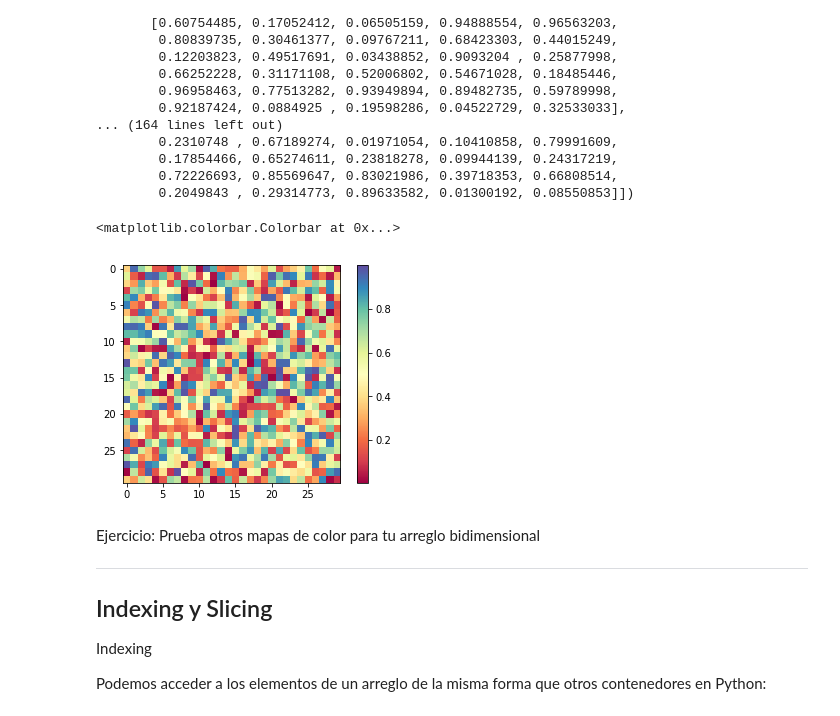
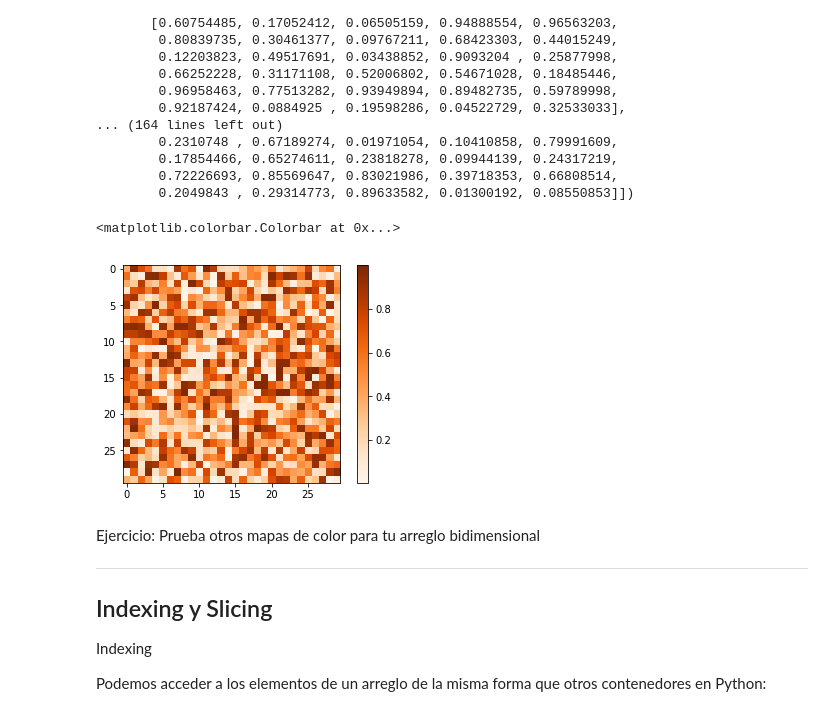
Before and after one commit to cerouno-examples/cerouno-ds, a Jupyter notebook: 2_Python-Cientifico_Ingenieria-de-Datos/2_1_clase_scipy/NumPy.ipynb, the cells around one changed output. Cells and saved outputs as stored; diff of their text form; code cells hidden in the pictures.

```diff
--- a/2_Python-Cientifico_Ingenieria-de-Datos/2_1_clase_scipy/NumPy.ipynb
+++ b/2_Python-Cientifico_Ingenieria-de-Datos/2_1_clase_scipy/NumPy.ipynb
@@ -327,11 +337,11 @@ array([[0.37454012, 0.95071431, 0.73199394, 0.59865848, 0.15601864,
         0.72226693, 0.85569647, 0.83021986, 0.39718353, 0.66808514,
         0.2049843 , 0.29314773, 0.89633582, 0.01300192, 0.08550853]])
 # %%
-plt.imshow(image, cmap=plt.cm.Spectral)
+plt.imshow(image, cmap=plt.cm.Oranges)
 plt.colorbar()
 # %% [output]
 <matplotlib.colorbar.Colorbar at 0x...>
-[figure, old version]
+[figure, new version]
 # %% [markdown]
 Ejercicio: Prueba otros mapas de color para tu arreglo bidimensional
 
```
Also changed, not shown: parts of 56 cells of this notebook, 6 other files.
